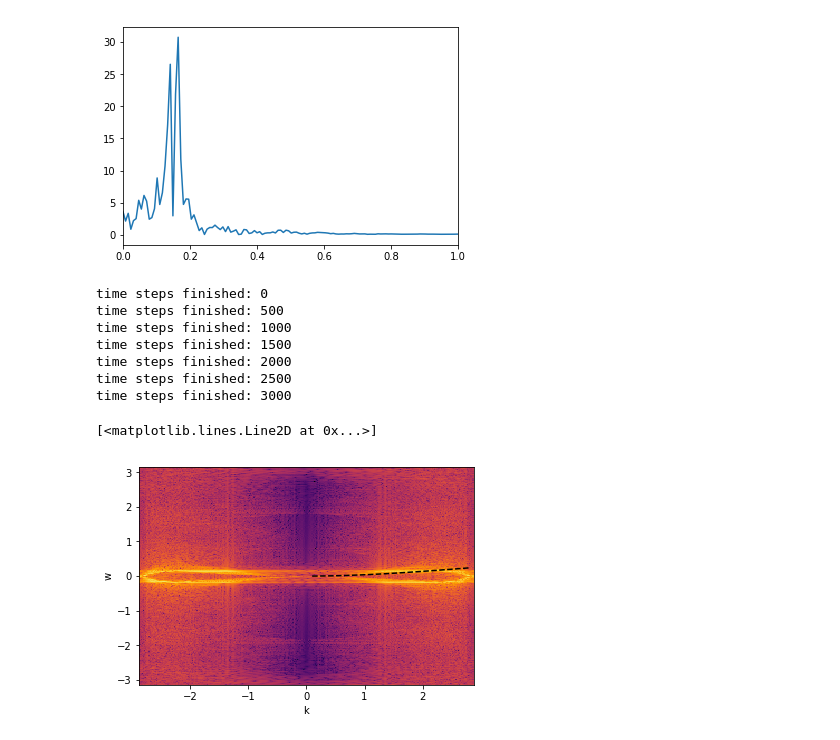
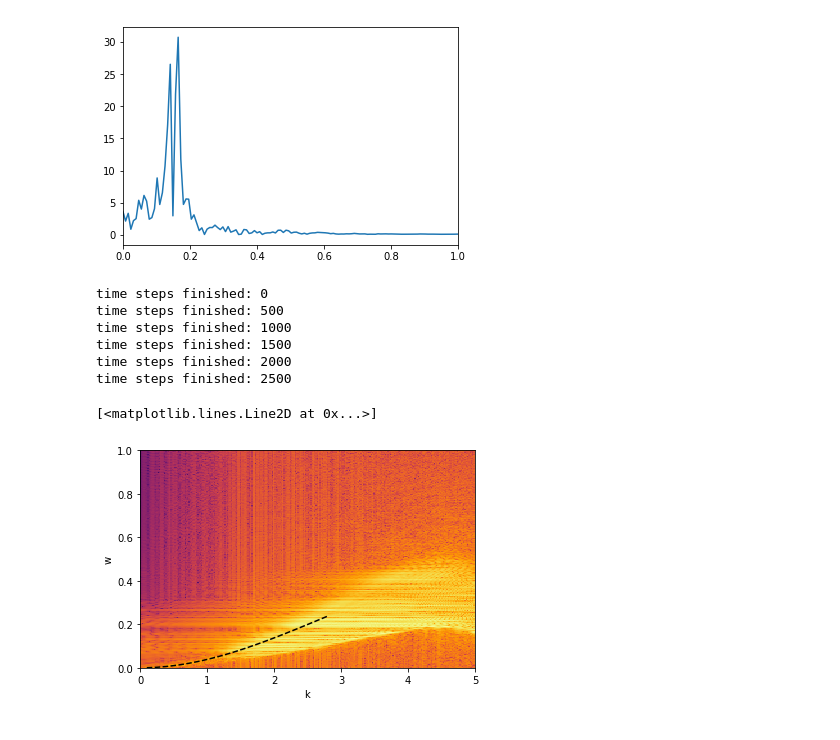
Before and after one commit to ratnania/mhd, a Jupyter notebook: 02_HybridModelling/03_Diagnostics_DF.ipynb, the cells around one changed output. Drawn from its saved outputs; the diff is of its cells as text; code cells hidden in the pictures.

```diff
--- a/02_HybridModelling/03_Diagnostics_DF.ipynb
+++ b/02_HybridModelling/03_Diagnostics_DF.ipynb
@@ -9,7 +9,7 @@ import Utilitis_HybridCode as utils
 
 
 # ... import simulation data
-data = np.loadtxt('Results/01_NoDipoleField/simulation_data_T=200_L=2pi.txt')
+data = np.loadtxt('Results/02_DipoleField/test.txt')
 # ...
 # %%
 # ... get simulation parameters
@@ -48,8 +48,6 @@ bcs_d = pa[28]
 bcs_g = pa[29]
 saving_step = pa[30]
 # ...
-# %%
-saving_step = 5
 # %%
 # ... additional parameters
 if bcs_f == 1:
@@ -199,8 +182,10 @@ plt.title('time-frequency spectrogram')
 # %%
+dz = Lz/Nz
+zj = np.linspace(0, Lz, Nz + 1)
 Bx = np.zeros(Nt_data + 1)
 
 for i in range(0, Nt_data + 1):
-    if i%500 == 0:
+    if i%100 == 0:
         print(i)
     Bx[i] = utils.evaluation(bjx[i], basis, zj, np.array([Lz/2 - 25]), bcs_f)
 # %% [output]
@@ -288,15 +287,14 @@ time steps finished: 1000
 time steps finished: 1500
 time steps finished: 2000
 time steps finished: 2500
-time steps finished: 3000
 # %%
 Bxkw = np.fft.fft2(Bx)
 K, W = np.meshgrid(ks, w)
 Bkw = np.fft.fftshift(Bxkw)
 Bkw_plot = np.abs(Bkw)/np.abs(Bkw).max()
 plt.pcolor(K, W, Bkw_plot, cmap = 'inferno', norm = LogNorm(vmin = Bkw_plot.min(), vmax = Bkw_plot.max()))
-#plt.xlim((0, 6))
-#plt.ylim((0, 5))
+plt.xlim((0, 5))
+plt.ylim((0, 1))
 plt.xlabel('k')
 plt.ylabel('w')
 
@@ -304,31 +302,31 @@ plt.ylabel('w')
 k1 = np.linspace(0.1, 2.8, 40)
 
 w1_1 = np.zeros(40)
 w1_2 = np.zeros(40)
 w1_3 = np.zeros(40)
 
 w1_1[0] = 0.0001
 w1_2[0] = 1.5001
 w1_3[0] = 2.5001
 
 
 for i in range(0, 40):
 
     if i == 0:
         w1_1[i] = utils.solveDispersionCold(k1[i],+1,c,wce,wpe,w1_1[i],1e-6,100)[0]
         w1_2[i] = utils.solveDispersionCold(k1[i],-1,c,wce,wpe,w1_2[i],1e-6,100)[0]
         w1_3[i] = utils.solveDispersionCold(k1[i],+1,c,wce,wpe,w1_3[i],1e-6,100)[0]
 
     else:
         w1_1[i] = utils.solveDispersionCold(k1[i],+1,c,wce,wpe,w1_1[i-1],1e-6,100)[0]
         w1_2[i] = utils.solveDispersionCold(k1[i],-1,c,wce,wpe,w1_2[i-1],1e-6,100)[0]
         w1_3[i] = utils.solveDispersionCold(k1[i],+1,c,wce,wpe,w1_3[i-1],1e-6,100)[0]
 
 # ...
 
 plt.plot(k1,w1_1,'k--')
 #plt.plot(k1,w1_2,'k--')
 #plt.plot(k1,w1_3,'k--')
 # %% [output]
 [<matplotlib.lines.Line2D at 0x...>]
-[figure, old version]
+[figure, new version]
```
Also changed, not shown: parts of 7 cells of this notebook, 4 other files.
